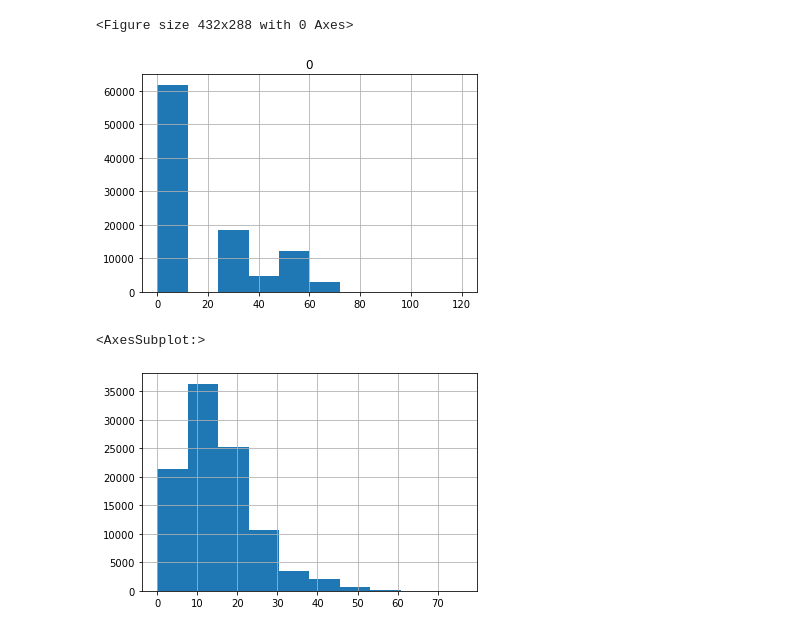
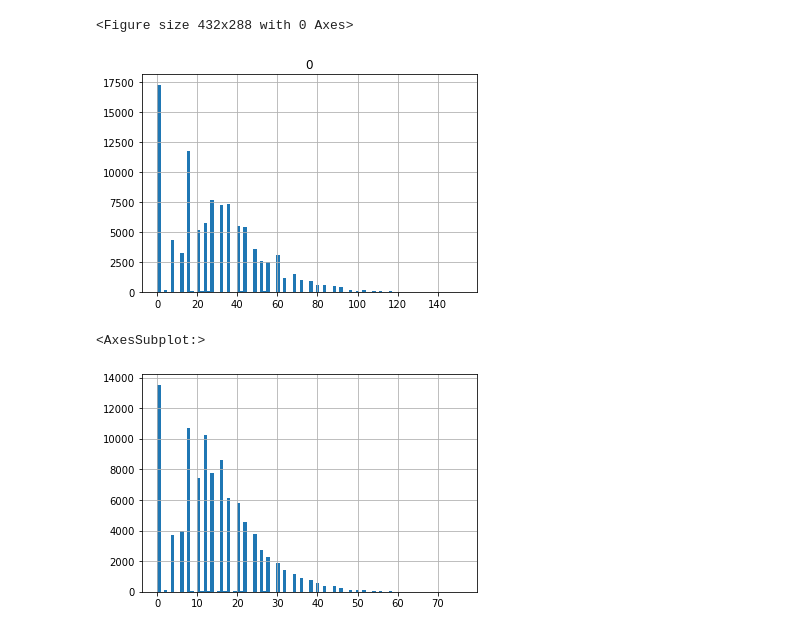
Before and after one commit to linus-md/REU, a Jupyter notebook: neural_count.ipynb, the cells around one changed output. Cells and saved outputs as stored; diff of their text form; code cells hidden in the pictures.

```diff
--- a/neural_count.ipynb
+++ b/neural_count.ipynb
@@ -126,12 +124,12 @@ WARNING:tensorflow:Falling back from v2 loop because of error: Failed to find da
 # %%
 # Distrbution of predictions
 df = pd.DataFrame(prediction)
-fig = df.hist()
+fig = df.hist(bins=92)
 # %% [output]
-[figure, old version]
+[figure, new version]
 # %%
 # Distrbution of data
-data.counts.hist()
+data.counts.hist(bins=92)
 # %% [output]
 <AxesSubplot:>
-[figure, old version]
+[figure, new version]
```
Also changed, not shown: parts of 6 cells of this notebook.
